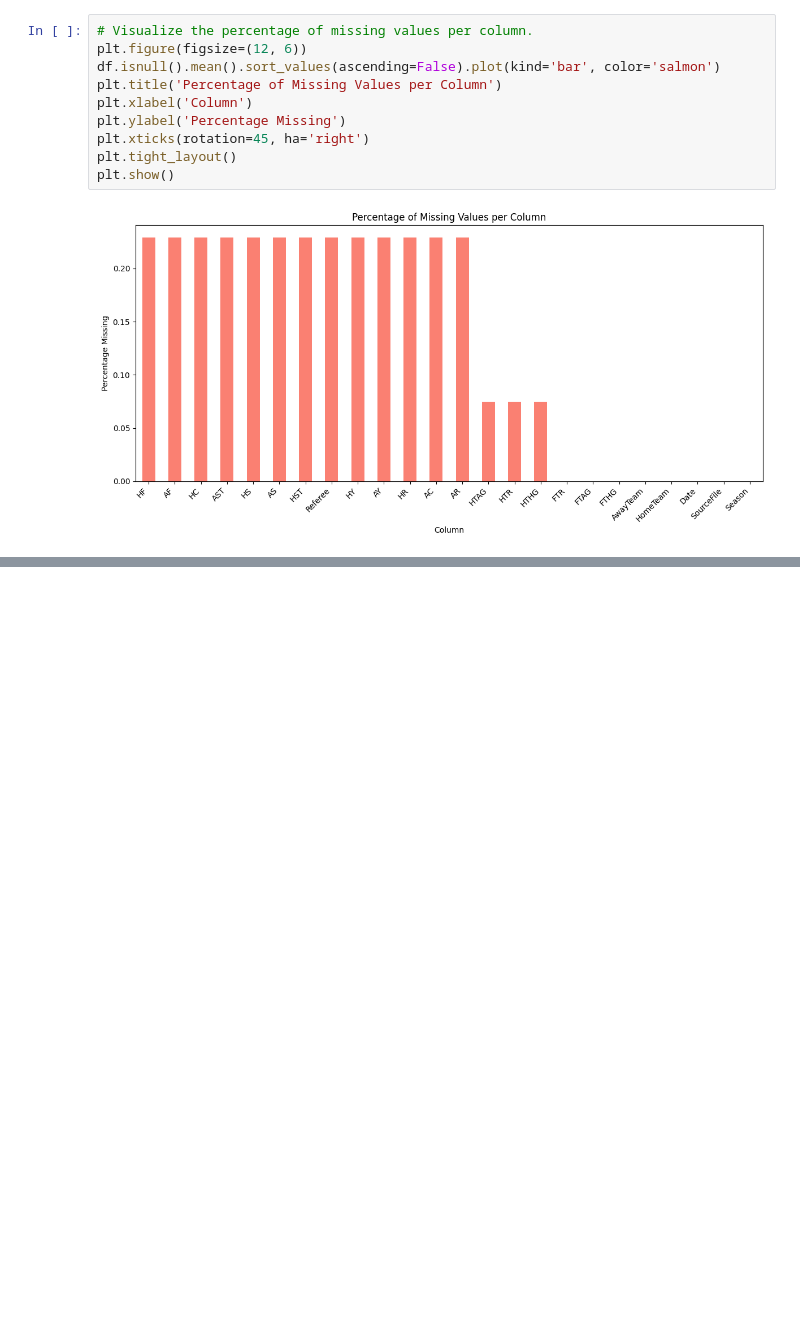
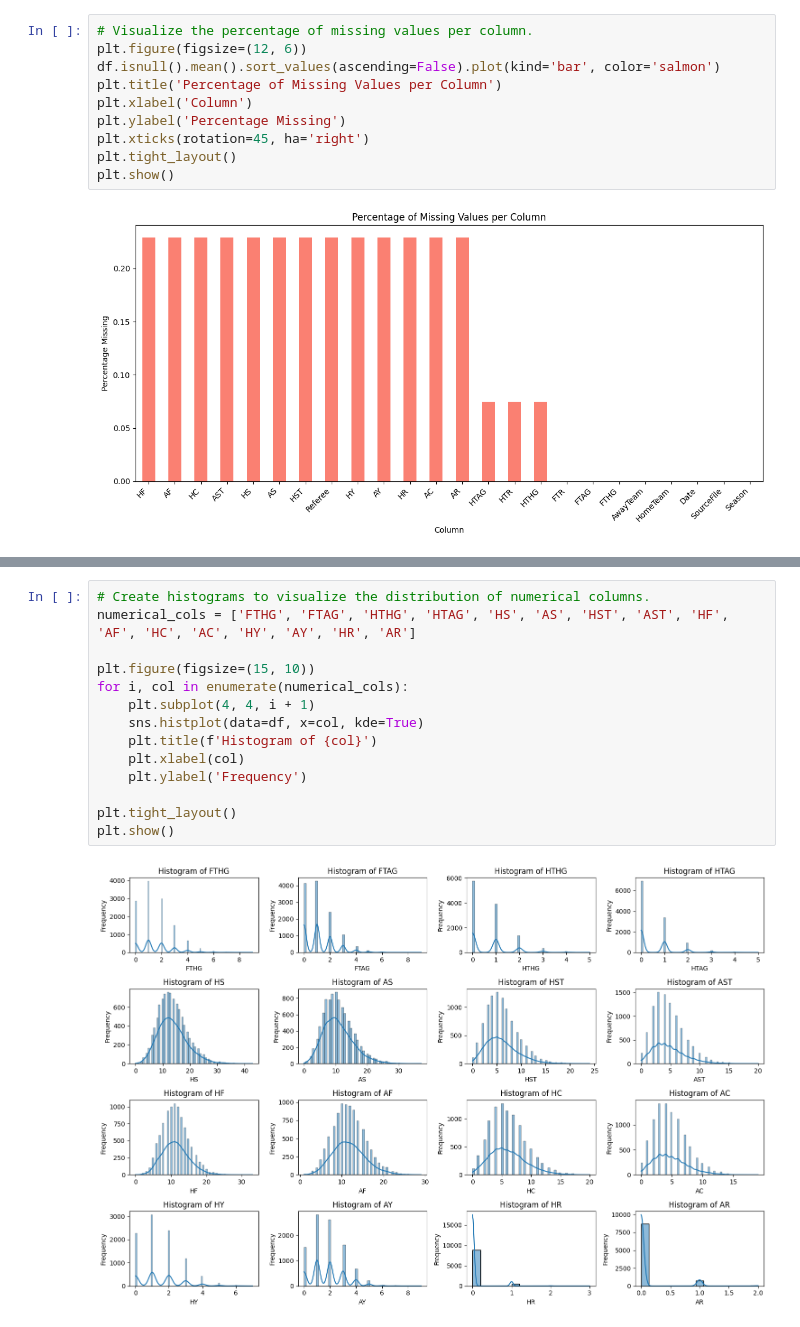
Before and after one commit to AtfastrSlushyMaker/pl-standings-prediction-project, a Jupyter notebook: notebooks/exploratory_analysis.ipynb, the cells around one changed output, grey strips where cells are left out. Cells and saved outputs as stored; diff of their text form; blank space fills up the shorter version.

```diff
--- a/notebooks/exploratory_analysis.ipynb
+++ b/notebooks/exploratory_analysis.ipynb
@@ -224,0 +240,16 @@ plt.show()
+# %%
+# Create histograms to visualize the distribution of numerical columns.
+numerical_cols = ['FTHG', 'FTAG', 'HTHG', 'HTAG', 'HS', 'AS', 'HST', 'AST', 'HF', 'AF', 'HC', 'AC', 'HY', 'AY', 'HR', 'AR']
+
+plt.figure(figsize=(15, 10))
+for i, col in enumerate(numerical_cols):
+    plt.subplot(4, 4, i + 1)
+    sns.histplot(data=df, x=col, kde=True)
+    plt.title(f'Histogram of {col}')
+    plt.xlabel(col)
+    plt.ylabel('Frequency')
+
+plt.tight_layout()
+plt.show()
+# %% [output]
+[figure, added]
```
Also changed, not shown: parts of 2 cells of this notebook.
